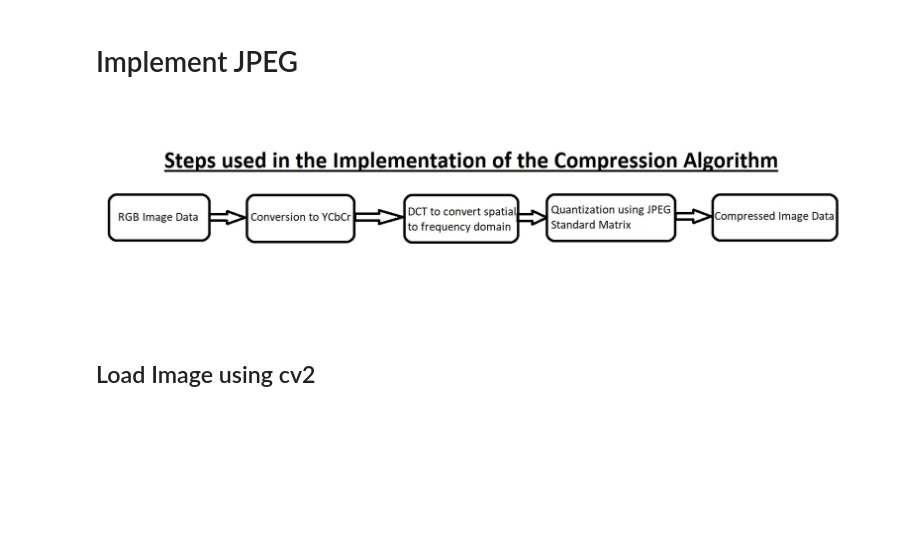
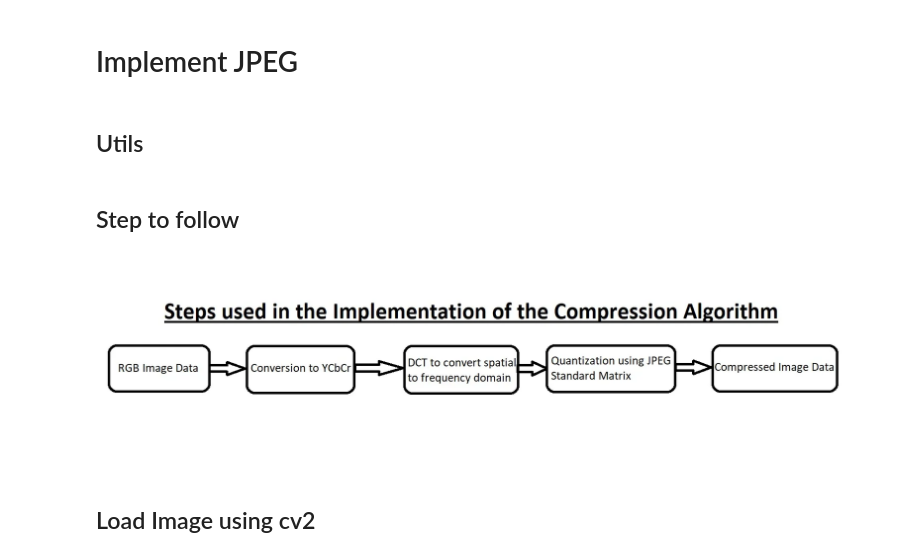
Before and after one commit to beiryu/image-compression, a Jupyter notebook: report/JPEG.ipynb, the cells around one changed output. Drawn from its saved outputs; the diff is of its cells as text; code cells hidden in the pictures; blank space fills up the shorter version.

```diff
--- a/report/JPEG.ipynb
+++ b/report/JPEG.ipynb
@@ -95,5 +70,5 @@ fatal: destination path 'image-compression' already exists and is not an empty d
 /content
 # %% [markdown]
 # Implement JPEG
-# %% [markdown]
-![image.png](embedded-picture-1)
+# %% [markdown]
+## Utils
@@ -100,2 +90,8 @@ fatal: destination path 'image-compression' already exists and is not an empty d
+# %% [markdown]
+## Step to follow
+# %%
+displayImage('/content/image-compression/images/report/compression-algorithm-steps.png')
+# %% [output]
+[figure, added]
 # %% [markdown]
  ## Load Image using cv2
```
Also changed, not shown: parts of 122 cells of this notebook, 11 other files.
